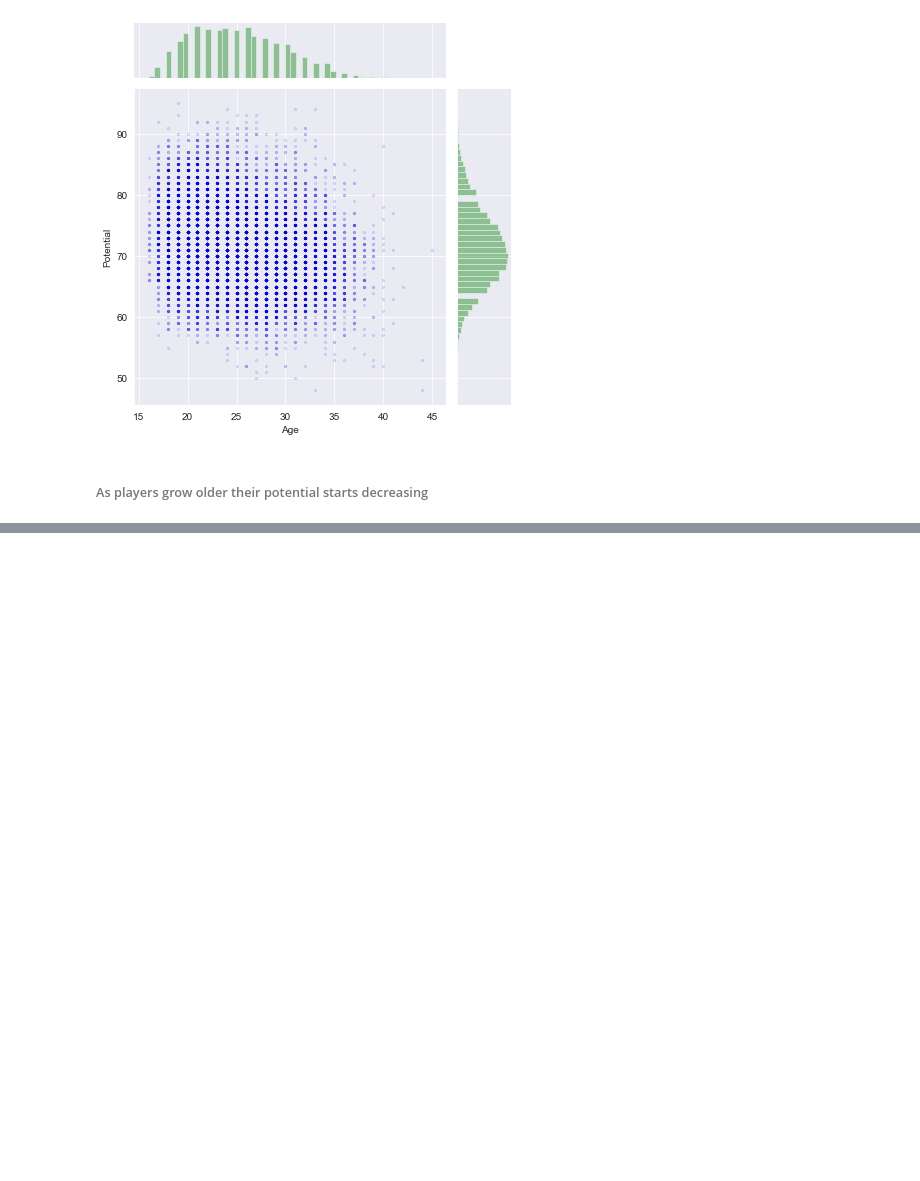
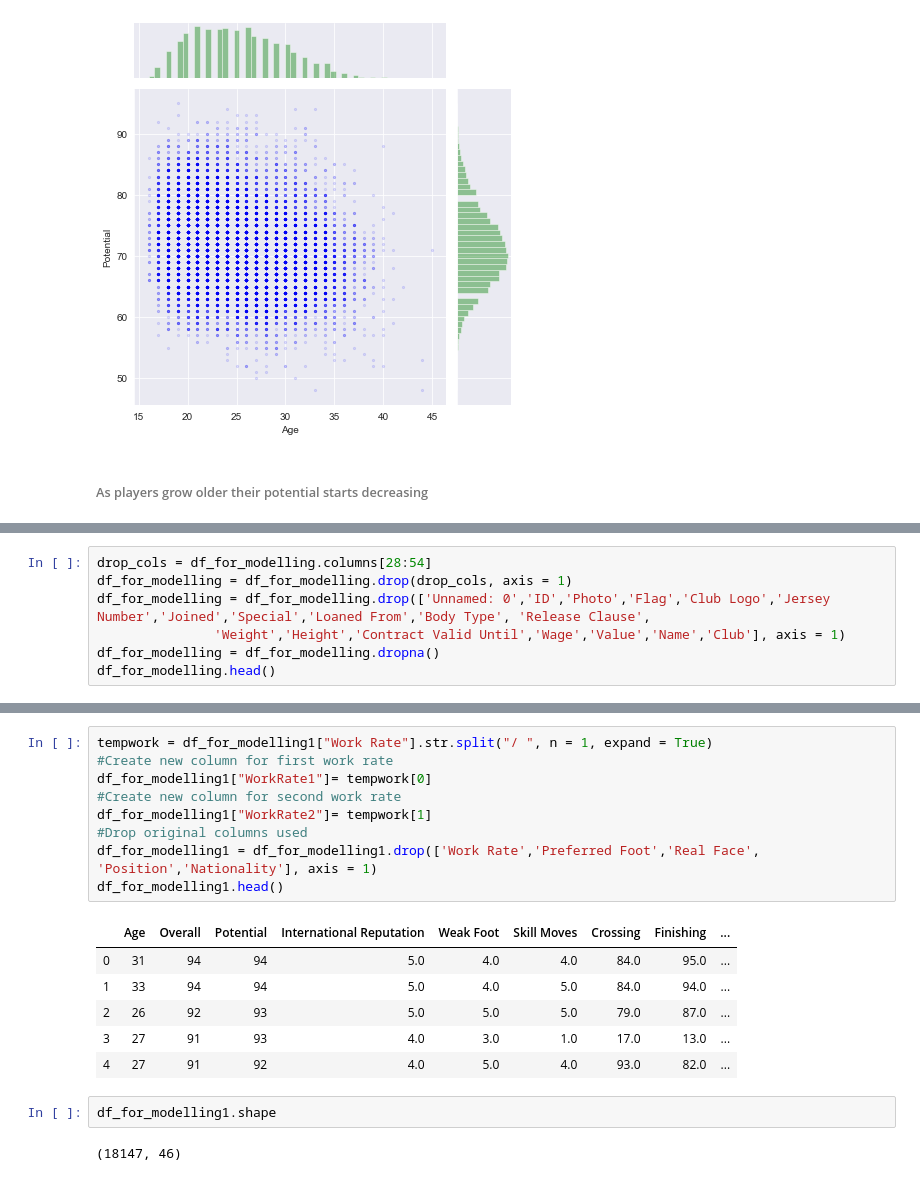
Before and after one commit to nag1878/FIFA-19-analysis, a Jupyter notebook: FIFA19 analysis.ipynb, the cells around one changed output, grey strips where cells are left out. Cells and saved outputs as stored; diff of their text form; blank space fills up the shorter version.

```diff
--- a/FIFA19 analysis.ipynb
+++ b/FIFA19 analysis.ipynb
@@ -315,0 +382,7 @@ sns.jointplot(x=df['Age'],y=df['Potential'],
+# %%
+drop_cols = df_for_modelling.columns[28:54]
+df_for_modelling = df_for_modelling.drop(drop_cols, axis = 1)
+df_for_modelling = df_for_modelling.drop(['Unnamed: 0','ID','Photo','Flag','Club Logo','Jersey Number','Joined','Special','Loaned From','Body Type', 'Release Clause',
+               'Weight','Height','Contract Valid Until','Wage','Value','Name','Club'], axis = 1)
+df_for_modelling = df_for_modelling.dropna()
+df_for_modelling.head()
@@ -315,0 +448,20 @@ sns.jointplot(x=df['Age'],y=df['Potential'],
+# %%
+tempwork = df_for_modelling1["Work Rate"].str.split("/ ", n = 1, expand = True)
+#Create new column for first work rate
+df_for_modelling1["WorkRate1"]= tempwork[0]
+#Create new column for second work rate
+df_for_modelling1["WorkRate2"]= tempwork[1]
+#Drop original columns used
+df_for_modelling1 = df_for_modelling1.drop(['Work Rate','Preferred Foot','Real Face', 'Position','Nationality'], axis = 1)
+df_for_modelling1.head()
+# %% [output]
+|  | Age | Overall | Potential | International Reputation | Weak Foot | Skill Moves | Crossing | Finishing | ... |
+| 0 | 31 | 94 | 94 | 5.0 | 4.0 | 4.0 | 84.0 | 95.0 | ... |
+| 1 | 33 | 94 | 94 | 5.0 | 4.0 | 5.0 | 84.0 | 94.0 | ... |
+| 2 | 26 | 92 | 93 | 5.0 | 5.0 | 5.0 | 79.0 | 87.0 | ... |
+| 3 | 27 | 91 | 93 | 4.0 | 3.0 | 1.0 | 17.0 | 13.0 | ... |
+| 4 | 27 | 91 | 92 | 4.0 | 5.0 | 4.0 | 93.0 | 82.0 | ... |
+# %%
+df_for_modelling1.shape
+# %% [output]
+(18147, 46)
```
Also changed, not shown: parts of 18 cells of this notebook.
